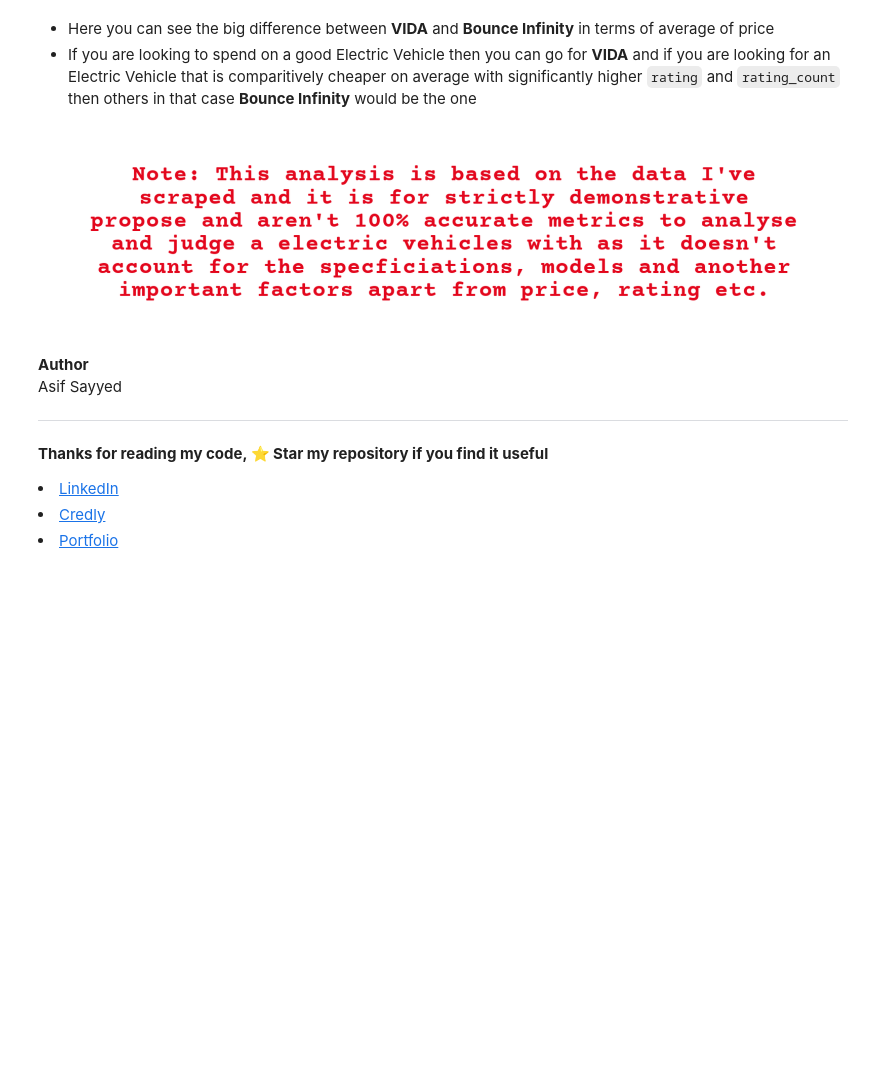
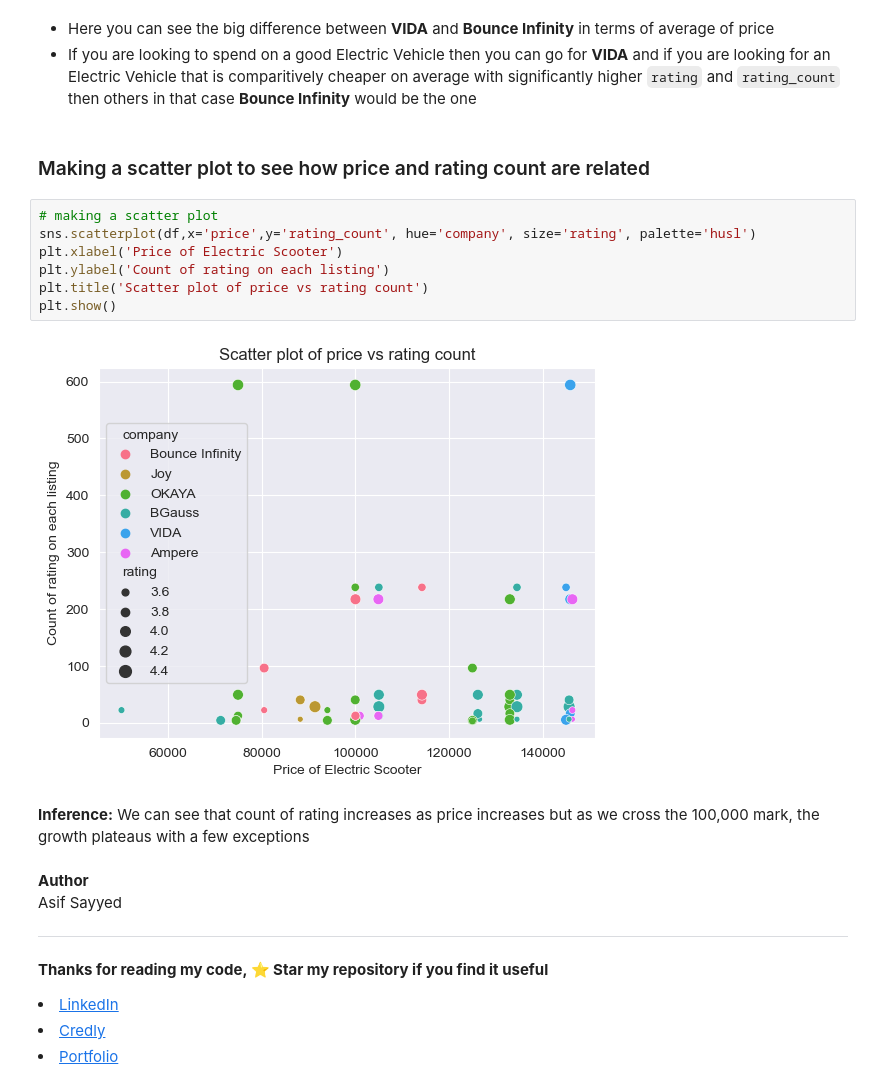
Before and after one commit to Asifdotexe/flipkart-electric-scooter-data-analysis, a Jupyter notebook: Electric Scooter Exploratory Data Analysis.ipynb, the cells around one changed output. Saved outputs shown, nothing was run; the diff lists cells and outputs as text; blank space fills up the shorter version.

```diff
--- a/Electric Scooter Exploratory Data Analysis.ipynb
+++ b/Electric Scooter Exploratory Data Analysis.ipynb
@@ -173,8 +191,20 @@ plt.show()
 # %% [markdown]
 - Here you can see the big difference between **VIDA** and **Bounce Infinity** in terms of average of price
 - If you are looking to spend on a good Electric Vehicle then you can go for **VIDA** and if you are looking for an Electric Vehicle that is comparitively cheaper on average with significantly higher `rating` and `rating_count` then others in that case **Bounce Infinity** would be the one
-# %% [markdown]
-![image.png](attachment:image.png)
+# %% [markdown]
+### Making a scatter plot to see how price and rating count are related
+# %%
+# making a scatter plot
+sns.scatterplot(df,x='price',y='rating_count', hue='company', size='rating', palette='husl')
+plt.xlabel('Price of Electric Scooter')
+plt.ylabel('Count of rating on each listing')
+plt.title('Scatter plot of price vs rating count')
+plt.show()
+# %% [output]
+[figure, added]
+# %% [markdown]
+**Inference:**
+We can see that count of rating increases as price increases but as we cross the 100,000 mark, the growth plateaus with a few exceptions
 # %% [markdown]
 <strong>Author</strong> <br>
 Asif Sayyed<hr>
```
Also changed, not shown: parts of 11 cells of this notebook.
